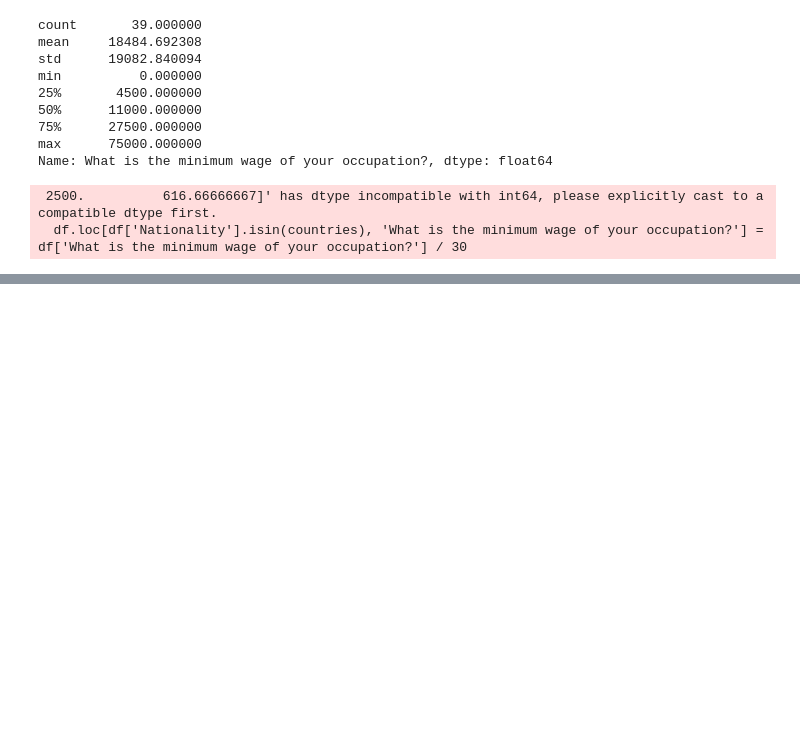
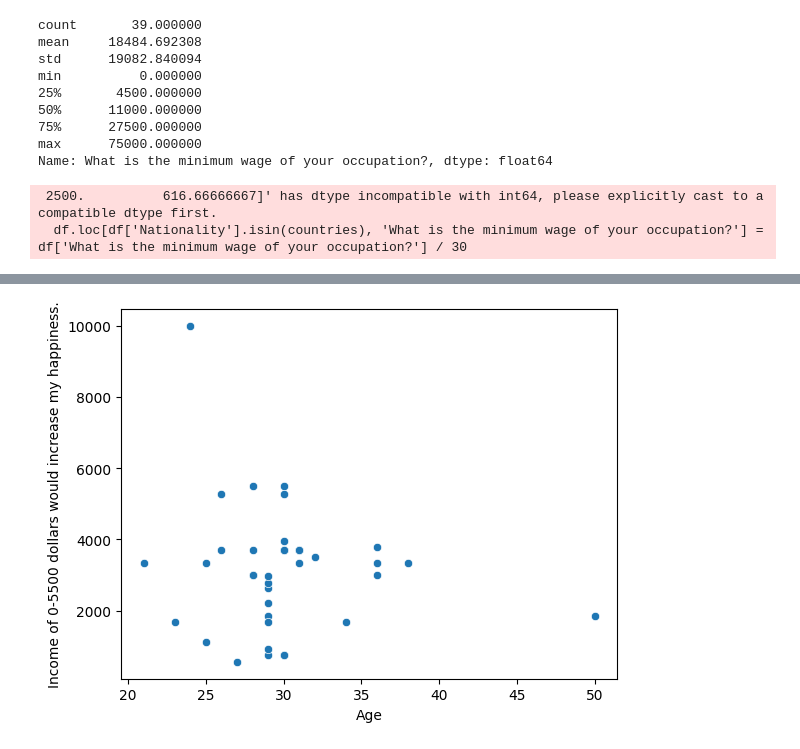
Before and after one commit to ThomasMwaba/money_happiness_project, a Jupyter notebook: money_and_happiness.ipynb, the cells around one changed output, grey strips where cells are left out. Cells and saved outputs as stored; diff of their text form; code cells hidden in the pictures; blank space fills up the shorter version.

```diff
--- a/money_and_happiness.ipynb
+++ b/money_and_happiness.ipynb
@@ -566,0 +582,5 @@ df
+# %%
+sns.scatterplot(x="Age",y='Income of 0-5500 dollars would increase my happiness.',data=df) # Create a scatter plot
+plt.show() # Show the plot
+# %% [output]
+[figure, added]
```
Also changed, not shown: parts of 5 cells of this notebook.
